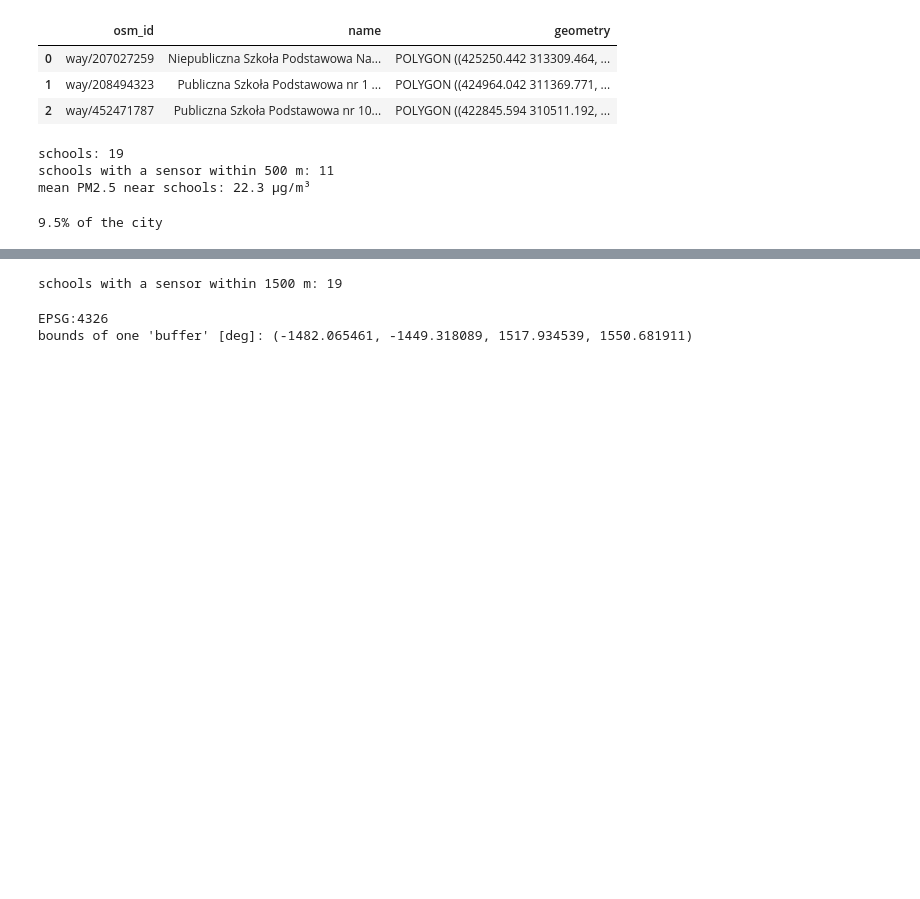
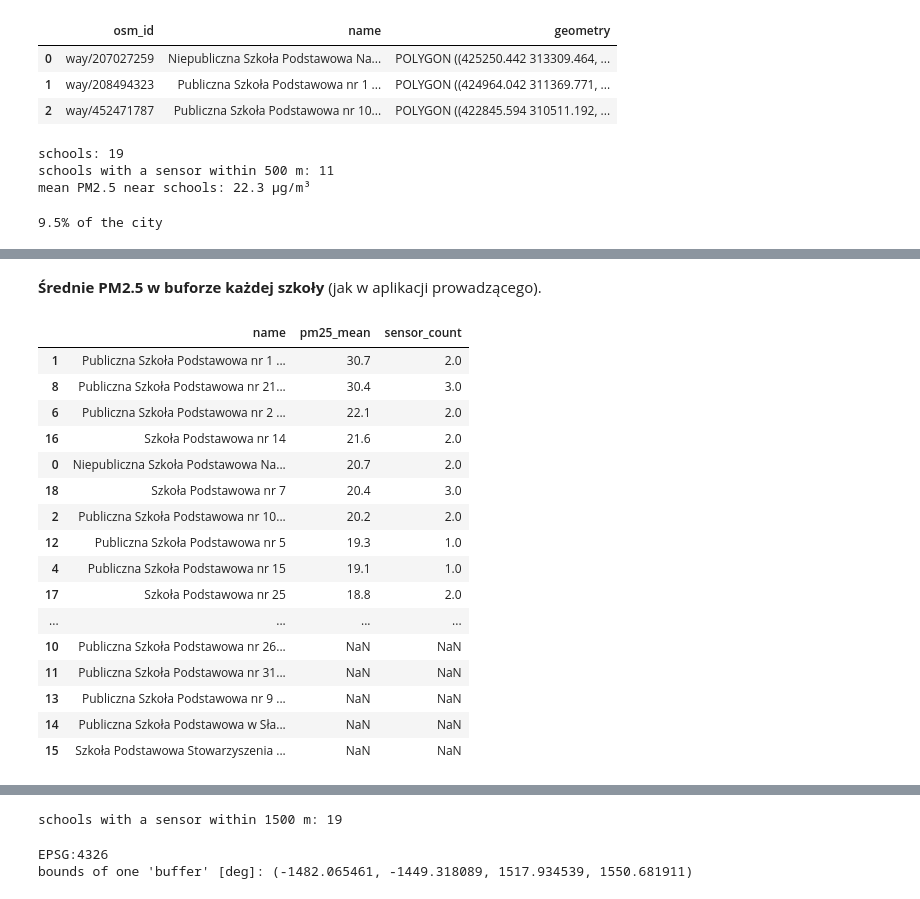
Before and after one commit to DruiDAgzar/Analiza-Danych-Przestrzennych, a Jupyter notebook: LAB02_GeoPandas_PM25_Opole/lab_geopandas.ipynb, the cells around one changed output, grey strips where cells are left out. Cells and saved outputs as stored; diff of their text form; code cells hidden in the pictures; blank space fills up the shorter version.

```diff
--- a/LAB02_GeoPandas_PM25_Opole/lab_geopandas.ipynb
+++ b/LAB02_GeoPandas_PM25_Opole/lab_geopandas.ipynb
@@ -383,3 +416,30 @@ sensors_m.explore(m=m, color="black", marker_kwds={"radius": 3}, name="sensors")
 m
 # %% [output]
 [interactive output not drawn]
+# %% [markdown]
+**Średnie PM2.5 w buforze każdej szkoły** (jak w aplikacji prowadzącego).
+# %%
+per_school = (near_schools.groupby("name")["pm25"]
+              .agg(pm25_mean="mean", sensor_count="size")
+              .round(1)
+              .reset_index())
+schools_stats = buffers.merge(per_school, on="name", how="left")
+schools_stats.sort_values("pm25_mean", ascending=False)[["name", "pm25_mean", "sensor_count"]]
+# %% [output]
+|  | name | pm25_mean | sensor_count |
+| 1 | Publiczna Szkoła Podstawowa nr 1 ... | 30.7 | 2.0 |
+| 8 | Publiczna Szkoła Podstawowa nr 21... | 30.4 | 3.0 |
+| 6 | Publiczna Szkoła Podstawowa nr 2 ... | 22.1 | 2.0 |
+| 16 | Szkoła Podstawowa nr 14 | 21.6 | 2.0 |
+| 0 | Niepubliczna Szkoła Podstawowa Na... | 20.7 | 2.0 |
+| 18 | Szkoła Podstawowa nr 7 | 20.4 | 3.0 |
+| 2 | Publiczna Szkoła Podstawowa nr 10... | 20.2 | 2.0 |
+| 12 | Publiczna Szkoła Podstawowa nr 5 | 19.3 | 1.0 |
+| 4 | Publiczna Szkoła Podstawowa nr 15 | 19.1 | 1.0 |
+| 17 | Szkoła Podstawowa nr 25 | 18.8 | 2.0 |
+| ... | ... | ... | ... |
+| 10 | Publiczna Szkoła Podstawowa nr 26... | NaN | NaN |
+| 11 | Publiczna Szkoła Podstawowa nr 31... | NaN | NaN |
+| 13 | Publiczna Szkoła Podstawowa nr 9 ... | NaN | NaN |
+| 14 | Publiczna Szkoła Podstawowa w Sła... | NaN | NaN |
+| 15 | Szkoła Podstawowa Stowarzyszenia ... | NaN | NaN |
```
Also changed, not shown: parts of 6 cells of this notebook.
